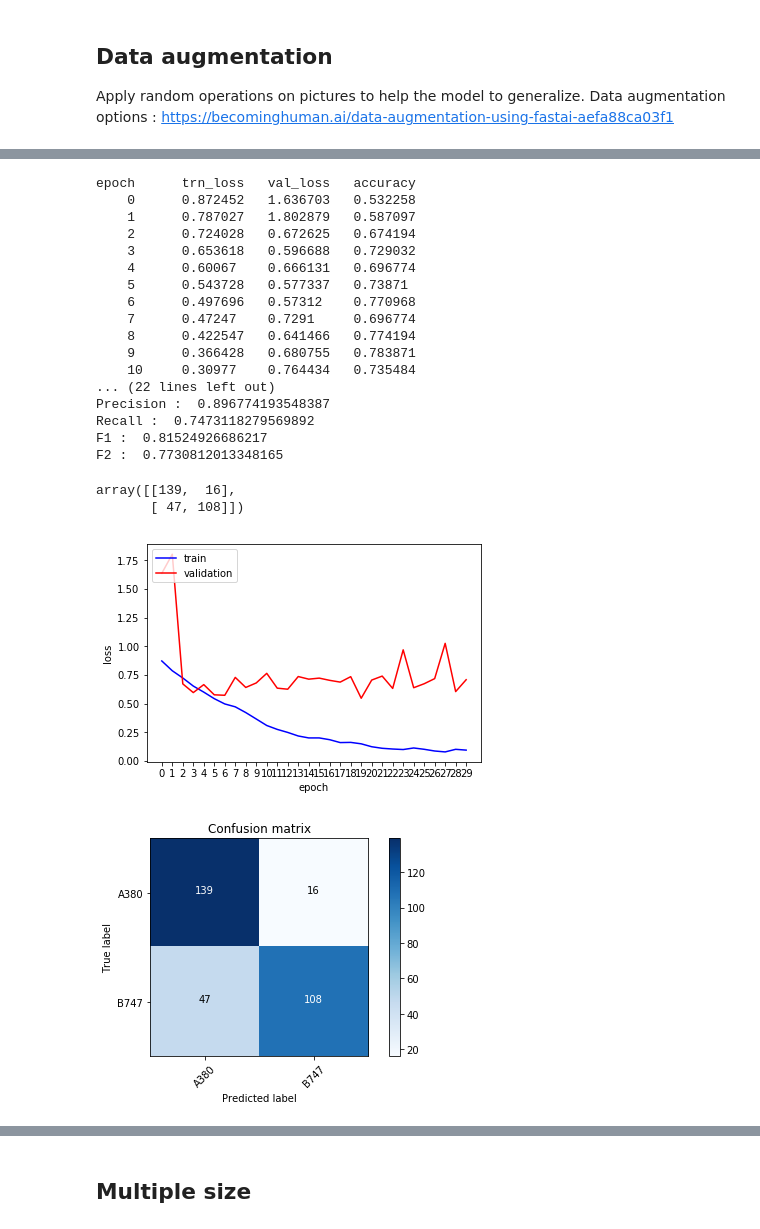
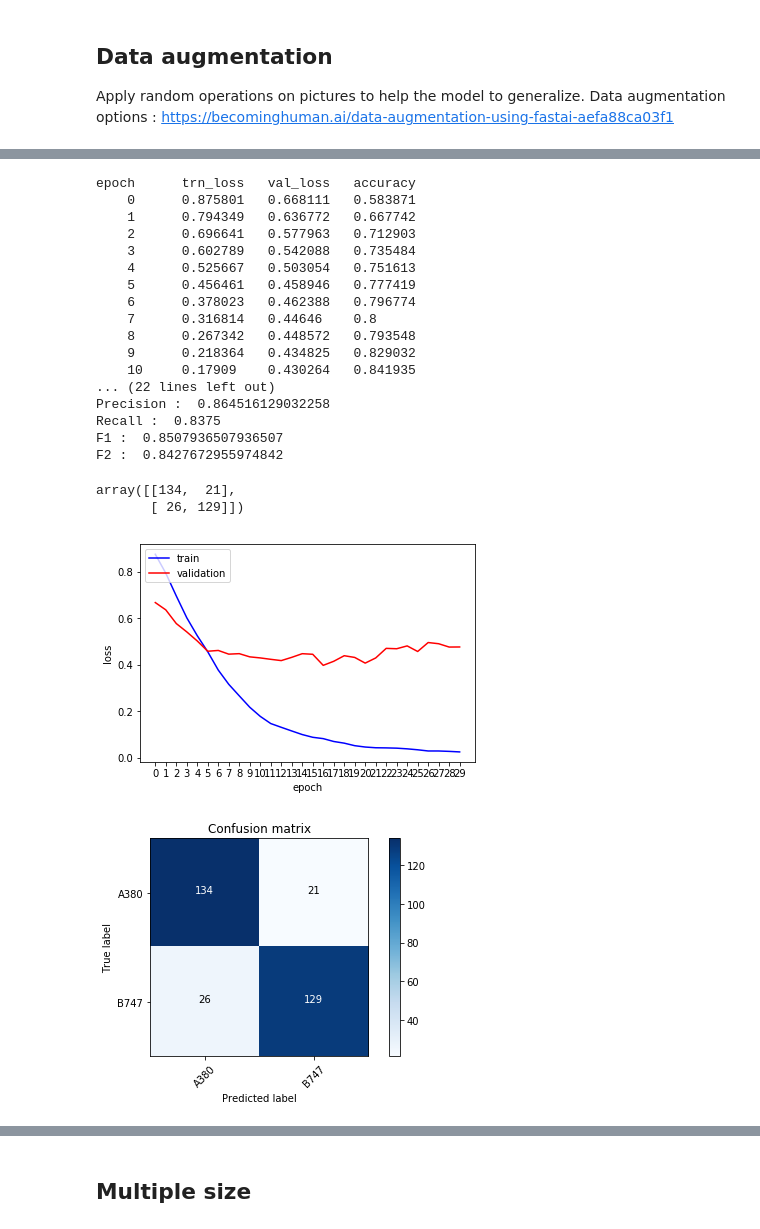
Before and after one commit to benoit-cty/deep_learning_tests, a Jupyter notebook: 01-Binary_Classification_747_vs_A380.ipynb, the cells around one changed output, grey strips where cells are left out. Cells and saved outputs as stored; diff of their text form; code cells hidden in the pictures.

```diff
--- a/01-Binary_Classification_747_vs_A380.ipynb
+++ b/01-Binary_Classification_747_vs_A380.ipynb
@@ -311,49 +315,47 @@ plots(ims, rows=2)
 # %%
-!rm -r {PATH}/tmp
-    # F2 :  0.84 for image_size=128, batch_size=150, lr=1e-3, epoch=30, ps=0.5
-    # F2 :  0.73 for image_size=128, batch_size=150, lr=0.0001, epoch=30, ps=0.5
-    # F2 :  0.79 for image_size=128, batch_size=128, lr=1e-4, epoch=30
-    # F2 :  0.86 for image_size=128, batch_size=128, lr=1e-3, epoch=30
+!rm -r {PATH}tmp
+# F2 :  0.77 for image_size=128, batch_size=64, lr=1e-2 # val_loss don't go down
 # F2 :  0.83 for image_size=128, batch_size=128, lr=1e-3, epoch=30
 # F2 :  0.75 for image_size=128, batch_size=256, lr=1e-4, epoch=30
 # F2 :  0.81 for image_size=128, batch_size=64, lr=1e-4 # good graph
-
+# F2 :  0.85 (acc 84.19 %) for image_size=128, batch_size=64, lr=1e-3 # val_loss go slowy up
+# F2 :  0.79 (acc 76.45 %) for image_size=128, batch_size=64, lr=1e-4 # val_loss still go down
 
 image_size=128
 batch_size=64
-lr=1e-2
+lr=1e-3
 epoch=30
 
 data = ImageClassifierData.from_paths(PATH, tfms=tfms, bs=batch_size, num_workers=num_cpus())
 learn = ConvLearner.pretrained(arch, data, precompute=False, ps=0.5, pretrained=True)
 learn.unfreeze()
 vals_s2s, global_results = learn.fit(lr, n_cycle=epoch, get_ep_vals=True)
 print("After ", str(len(global_results)), " epochs, the accuracy is ", str(vals_s2s[1]*100)[:5], "%" )
 plot_ep_vals(global_results)
 plot_the_confusion_matrix()
 # %% [output]
 [interactive output not drawn]
 epoch      trn_loss   val_loss   accuracy
-    0      0.872452   1.636703   0.532258
-    1      0.787027   1.802879   0.587097
-    2      0.724028   0.672625   0.674194
-    3      0.653618   0.596688   0.729032
-    4      0.60067    0.666131   0.696774
-    5      0.543728   0.577337   0.73871
-    6      0.497696   0.57312    0.770968
-    7      0.47247    0.7291     0.696774
-    8      0.422547   0.641466   0.774194
-    9      0.366428   0.680755   0.783871
-    10     0.30977    0.764434   0.735484
+    0      0.875801   0.668111   0.583871
+    1      0.794349   0.636772   0.667742
+    2      0.696641   0.577963   0.712903
+    3      0.602789   0.542088   0.735484
+    4      0.525667   0.503054   0.751613
+    5      0.456461   0.458946   0.777419
+    6      0.378023   0.462388   0.796774
+    7      0.316814   0.44646    0.8
+    8      0.267342   0.448572   0.793548
+    9      0.218364   0.434825   0.829032
+    10     0.17909    0.430264   0.841935
 ... (22 lines left out)
-Precision :  0.896774193548387
-Recall :  0.7473118279569892
-F1 :  0.81524926686217
-F2 :  0.7730812013348165
+Precision :  0.864516129032258
+Recall :  0.8375
+F1 :  0.8507936507936507
+F2 :  0.8427672955974842
-array([[139,  16],
-       [ 47, 108]])
+array([[134,  21],
+       [ 26, 129]])
-[figure, old version]
+[figure, new version]
-[figure, old version]
+[figure, new version]
 # %%
 learn.sched.plot_loss()
 # %% [output]
```
Also changed, not shown: parts of 33 cells of this notebook, 1 other file.
